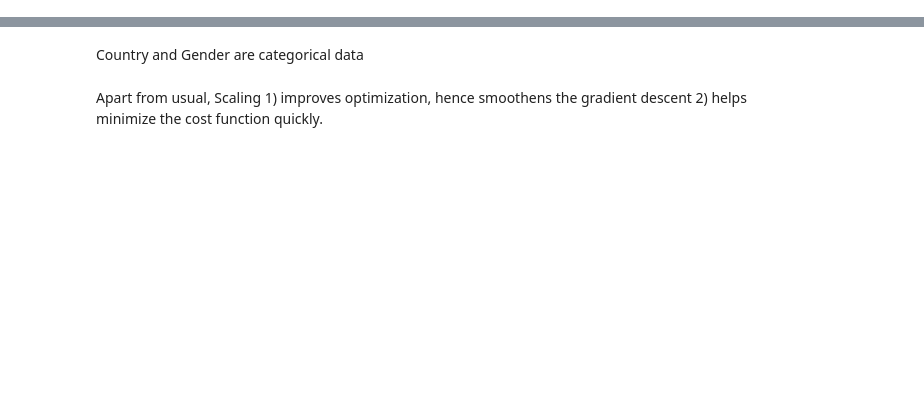
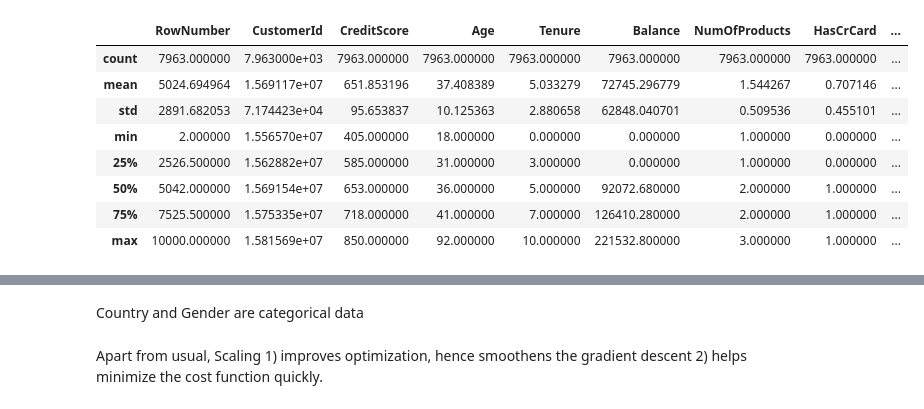
Before and after one commit to msde55/ANN_AD, a Jupyter notebook: BankCustChurn.ipynb, the cells around one changed output, grey strips where cells are left out. Drawn from its saved outputs; the diff is of its cells as text; code cells hidden in the pictures; blank space fills up the shorter version.

```diff
--- a/BankCustChurn.ipynb
+++ b/BankCustChurn.ipynb
@@ -30,0 +54,13 @@ y = rawdata.iloc[:,-1].values
+# %%
+raw_0 = rawdata[rawdata['Exited'] == 0]
+raw_0.describe()
+# %% [output]
+|  | RowNumber | CustomerId | CreditScore | Age | Tenure | Balance | NumOfProducts | HasCrCard | ... |
+| count | 7963.000000 | 7.963000e+03 | 7963.000000 | 7963.000000 | 7963.000000 | 7963.000000 | 7963.000000 | 7963.000000 | ... |
+| mean | 5024.694964 | 1.569117e+07 | 651.853196 | 37.408389 | 5.033279 | 72745.296779 | 1.544267 | 0.707146 | ... |
+| std | 2891.682053 | 7.174423e+04 | 95.653837 | 10.125363 | 2.880658 | 62848.040701 | 0.509536 | 0.455101 | ... |
+| min | 2.000000 | 1.556570e+07 | 405.000000 | 18.000000 | 0.000000 | 0.000000 | 1.000000 | 0.000000 | ... |
+| 25% | 2526.500000 | 1.562882e+07 | 585.000000 | 31.000000 | 3.000000 | 0.000000 | 1.000000 | 0.000000 | ... |
+| 50% | 5042.000000 | 1.569154e+07 | 653.000000 | 36.000000 | 5.000000 | 92072.680000 | 2.000000 | 1.000000 | ... |
+| 75% | 7525.500000 | 1.575335e+07 | 718.000000 | 41.000000 | 7.000000 | 126410.280000 | 2.000000 | 1.000000 | ... |
+| max | 10000.000000 | 1.581569e+07 | 850.000000 | 92.000000 | 10.000000 | 221532.800000 | 3.000000 | 1.000000 | ... |
```
Also changed, not shown: parts of 33 cells of this notebook.
